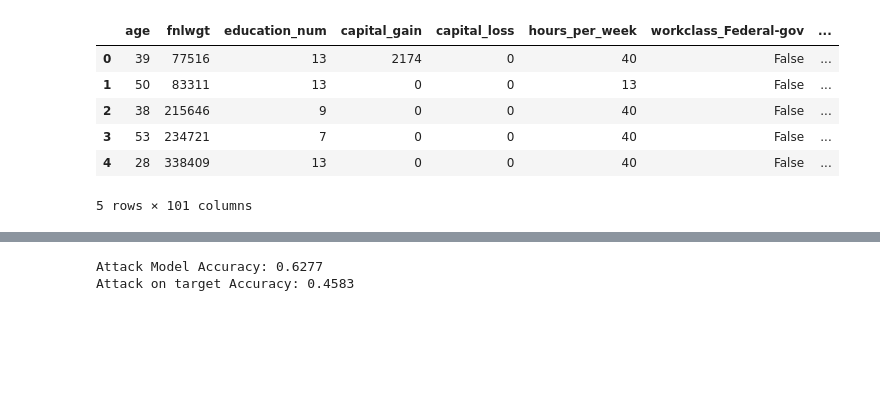
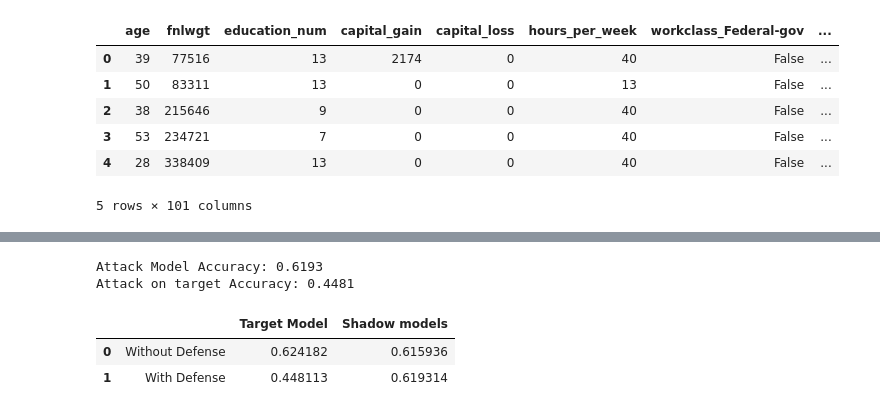
Before and after one commit to Oriiiane/SDI_DA, a Jupyter notebook: DA_privacy.ipynb, the cells around one changed output, grey strips where cells are left out. Saved outputs shown, nothing was run; the diff lists cells and outputs as text; code cells hidden in the pictures; blank space fills up the shorter version.

```diff
--- a/DA_privacy.ipynb
+++ b/DA_privacy.ipynb
@@ -460,23 +492,41 @@ for i in range(shadow_model_count):
 # %%
+# Arrays for training and testing the shadow model
 X_attack = np.vstack(X_shadow_all)
 y_attack = np.hstack(y_shadow_all)
 
+# Splitting data into a trainset and a testset
 X_attack_train, X_attack_test, y_attack_train, y_attack_test = train_test_split(
     X_attack, y_attack, test_size=0.3, random_state=42
 )
 
+# Creating and training the model
 attack_model = RandomForestClassifier(n_estimators=300, max_depth=50, random_state=42)
 attack_model.fit(X_attack_train, y_attack_train)
 
+# Computing the accuracy of the attack model on the testset
 attack_preds = attack_model.predict(X_attack_test)
-attack_acc = accuracy_score(y_attack_test, attack_preds)
+attack_acc_def = accuracy_score(y_attack_test, attack_preds)
 
+# Computing the accuracy of the attack on the target model
 target_attack_preds = attack_model.predict(X_attack_target)
-target_attack_acc = accuracy_score(y_attack_target, target_attack_preds)
-target_attack_pre = precision_score(y_attack_target, target_attack_preds)
+target_attack_acc_def = accuracy_score(y_attack_target, target_attack_preds)
 
-print(f"Attack Model Accuracy: {attack_acc:.4f}")
-print(f"Attack on target Accuracy: {target_attack_acc:.4f}")
+print(f"Attack Model Accuracy: {attack_acc_def:.4f}")
+print(f"Attack on target Accuracy: {target_attack_acc_def:.4f}")
 # %% [output]
-Attack Model Accuracy: 0.6277
-Attack on target Accuracy: 0.4583
+Attack Model Accuracy: 0.6193
+Attack on target Accuracy: 0.4481
+# %%
+accuracy_data = {
+    "": ["Without Defense", "With Defense"],
+    "Target Model": [target_attack_acc, target_attack_acc_def],
+    "Shadow models": [attack_acc, attack_acc_def]
+}
+
+df = pd.DataFrame(accuracy_data)
+# %%
+df
+# %% [output]
+|  |  | Target Model | Shadow models |
+| 0 | Without Defense | 0.624182 | 0.615936 |
+| 1 | With Defense | 0.448113 | 0.619314 |
```
Also changed, not shown: parts of 25 cells of this notebook.
